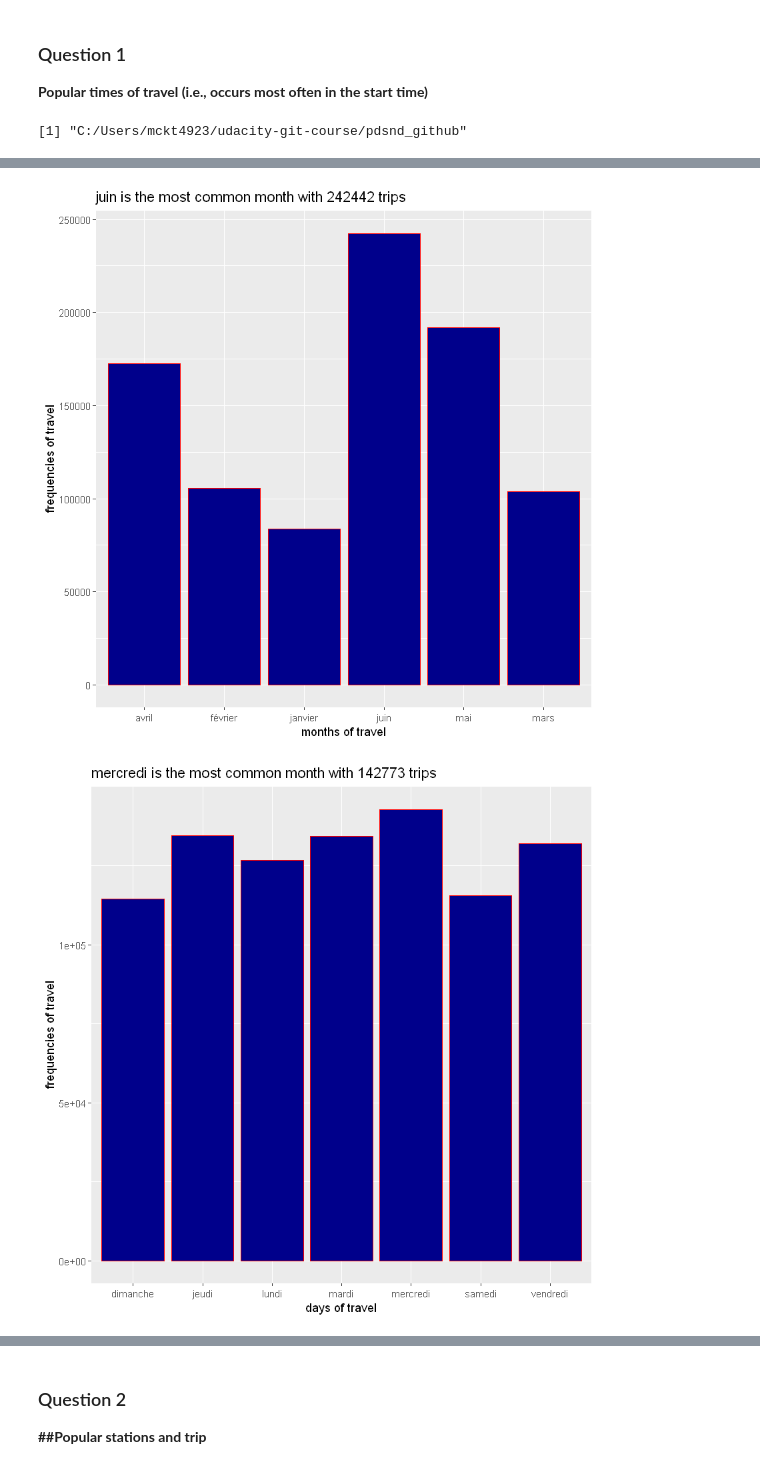
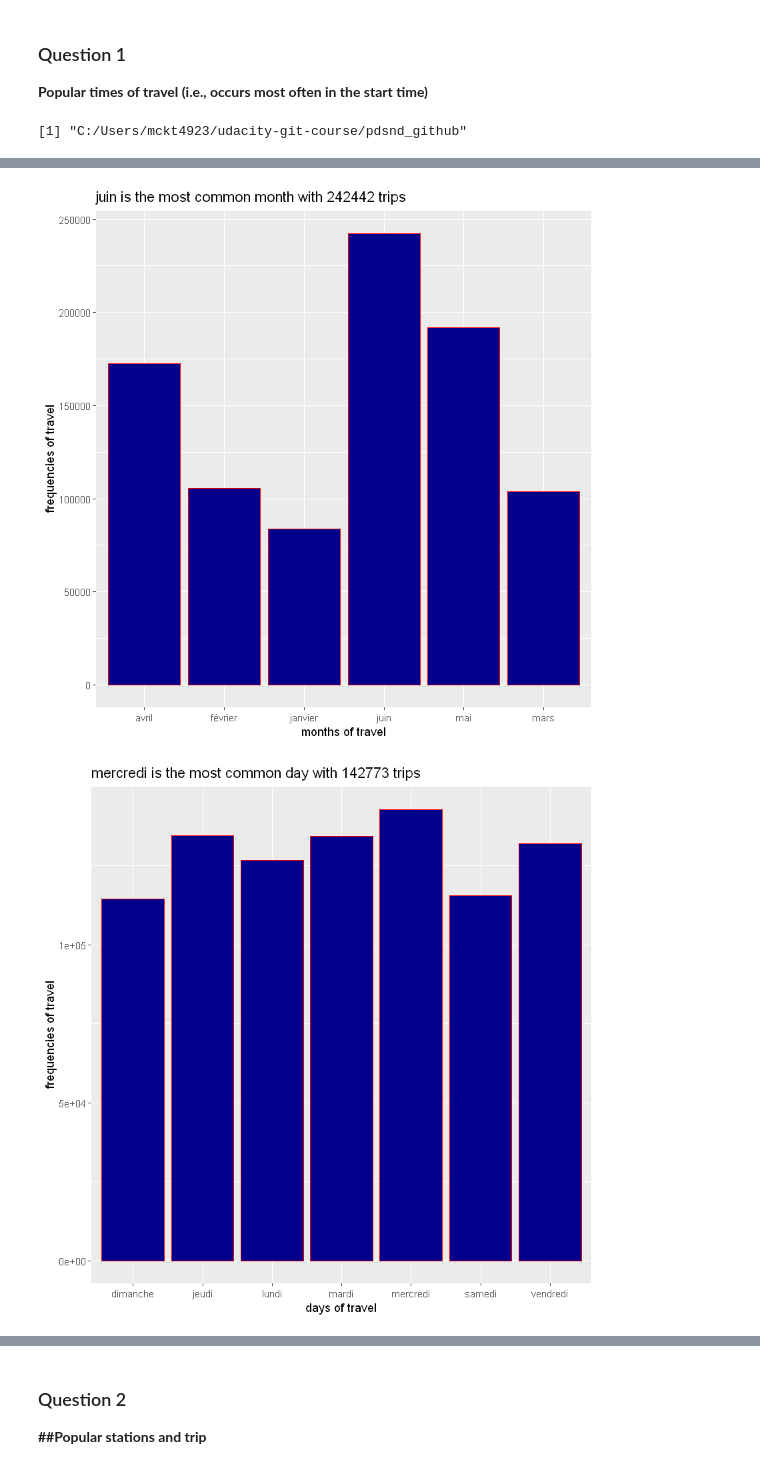
Before and after one commit to sgarbachade/pdsnd_github, a Jupyter notebook: Explore_bikeshare_data.ipynb, the cells around one changed output, grey strips where cells are left out. Drawn from its saved outputs; the diff is of its cells as text; code cells hidden in the pictures.

Commit message:
feat: fix most comon day chart title

```diff
--- a/Explore_bikeshare_data.ipynb
+++ b/Explore_bikeshare_data.ipynb
@@ -94,7 +94,7 @@ common_day <- mydata %>%
   arrange(desc(nbr)) %>%
   head(1)
 
-str_common_day <- paste0(common_day$day[1],' is the most common month with ',common_day$nbr[1], ' trips')
+str_common_day <- paste0(common_day$day[1],' is the most common day with ',common_day$nbr[1], ' trips')
 
 ### Bar plot for the frequencies of travel by days
 ggplot(mydata) + geom_bar(aes(x = day), color= "red", fill="darkblue") +
@@ -107,34 +107,34 @@ common_hour <- mydata %>%
   ungroup() %>%
   arrange(desc(nbr)) %>%
   head(1)
 
 
 str_common_hour <- paste0(common_hour$hour[1],' is the most common month with ',common_hour$nbr[1], ' trips')
 
 ### Bar plot for the frequencies of travel by days
 ggplot(mydata) + geom_bar(aes(x = hour), color= "yellow", fill="darkblue") +
   ggtitle(str_common_hour) + labs(x="hours of travel", y= "frequencies of travel")
 # %% [output]
 [1] "C:/Users/mckt4923/udacity-git-course/pdsnd_github"
 Warning message in bind_rows_(x, .id):
 "Unequal factor levels: coercing to character"Warning message in bind_rows_(x, .id):
 "binding character and factor vector, coercing into character vector"Warning message in bind_rows_(x, .id):
 "binding character and factor vector, coercing into character vector"Warning message in bind_rows_(x, .id):
 "Unequal factor levels: coercing to character"Warning message in bind_rows_(x, .id):
 "binding character and factor vector, coercing into character vector"Warning message in bind_rows_(x, .id):
 "binding character and factor vector, coercing into character vector"Warning message in bind_rows_(x, .id):
 "Unequal factor levels: coercing to character"Warning message in bind_rows_(x, .id):
 "binding character and factor vector, coercing into character vector"Warning message in bind_rows_(x, .id):
 "binding character and factor vector, coercing into character vector"Warning message in bind_rows_(x, .id):
 "Unequal factor levels: coercing to character"Warning message in bind_rows_(x, .id):
 "binding character and factor vector, coercing into character vector"Warning message in bind_rows_(x, .id):
 ... (12 lines left out)
 "unknown timezone '%Y-%m-%d %H:%M:%S'"Warning message in as.POSIXlt.POSIXct(x, tz):
 "unknown timezone '%Y-%m-%d %H:%M:%S'"Warning message in as.POSIXlt.POSIXct(x, tz):
 "unknown timezone '%Y-%m-%d %H:%M:%S'"Warning message in as.POSIXlt.POSIXct(x, tz):
 "unknown timezone '%Y-%m-%d %H:%M:%S'"
 [figure]
-[figure, old version]
+[figure, new version]
 [figure]
 # %%
 #install.packages('tidyverse')
```
